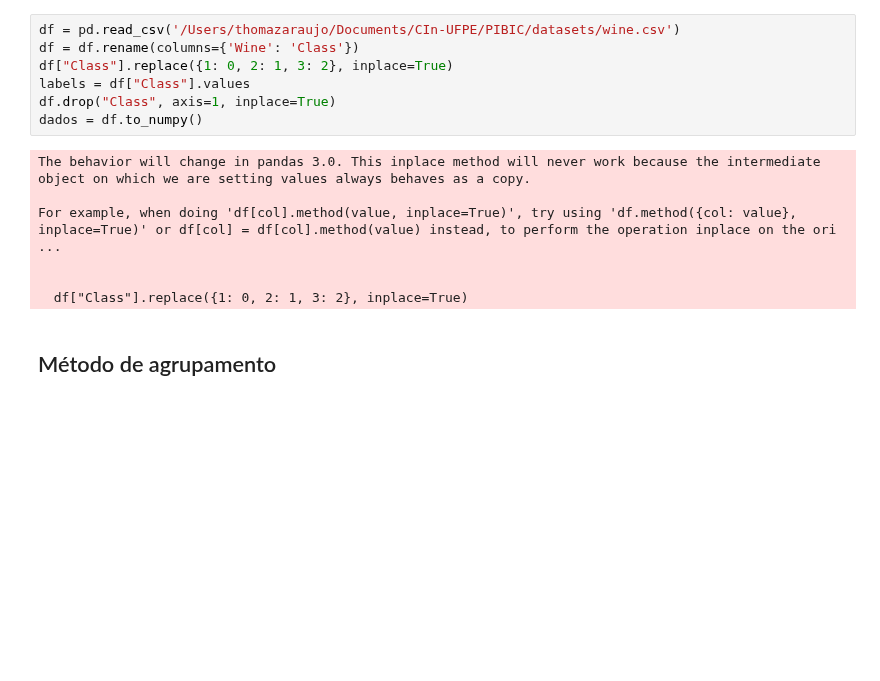
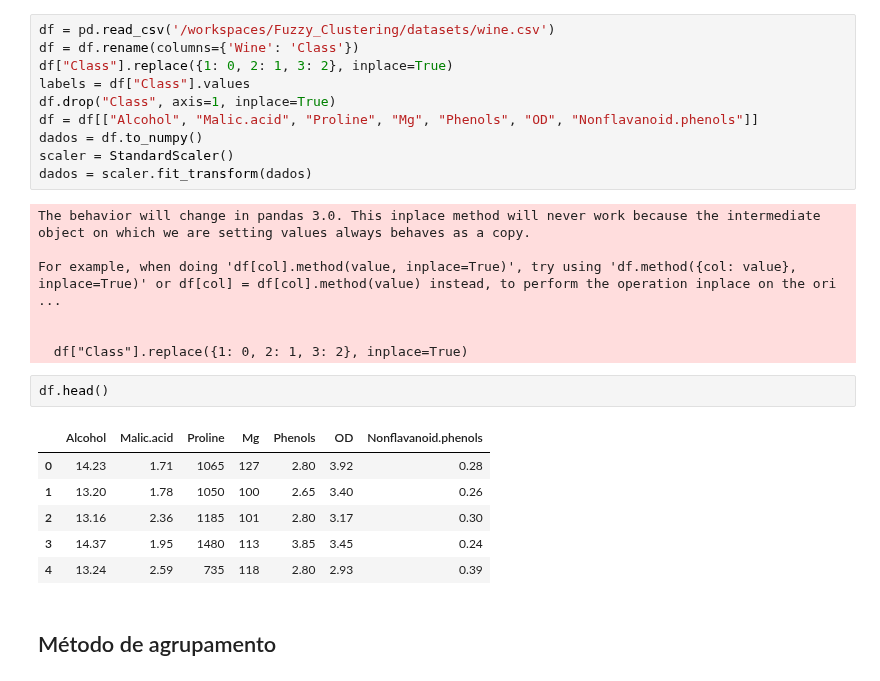
Before and after one commit to thomazcabral/Fuzzy_Clustering, a Jupyter notebook: mult_fuzzy_c_medoids/wine/mfcmdd_wine_ira_cb.ipynb, the cells around one changed output. Drawn from its saved outputs; the diff is of its cells as text; blank space fills up the shorter version.

```diff
--- a/mult_fuzzy_c_medoids/wine/mfcmdd_wine_ira_cb.ipynb
+++ b/mult_fuzzy_c_medoids/wine/mfcmdd_wine_ira_cb.ipynb
@@ -30,12 +31,15 @@ np.random.seed(42)
 # %% [markdown]
 ## Tratamento dos dados
 # %%
-df = pd.read_csv('/Users/thomazaraujo/Documents/CIn-UFPE/PIBIC/datasets/wine.csv')
+df = pd.read_csv('/workspaces/Fuzzy_Clustering/datasets/wine.csv')
 df = df.rename(columns={'Wine': 'Class'})
 df["Class"].replace({1: 0, 2: 1, 3: 2}, inplace=True)
 labels = df["Class"].values
 df.drop("Class", axis=1, inplace=True)
+df = df[["Alcohol", "Malic.acid", "Proline", "Mg", "Phenols", "OD", "Nonflavanoid.phenols"]]
 dados = df.to_numpy()
+scaler = StandardScaler()
+dados = scaler.fit_transform(dados)
 # %% [output]
 The behavior will change in pandas 3.0. This inplace method will never work because the intermediate object on which we are setting values always behaves as a copy.
 
@@ -43,6 +47,15 @@ For example, when doing 'df[col].method(value, inplace=True)', try using 'df.met
 
 
   df["Class"].replace({1: 0, 2: 1, 3: 2}, inplace=True)
+# %%
+df.head()
+# %% [output]
+|  | Alcohol | Malic.acid | Proline | Mg | Phenols | OD | Nonflavanoid.phenols |
+| 0 | 14.23 | 1.71 | 1065 | 127 | 2.80 | 3.92 | 0.28 |
+| 1 | 13.20 | 1.78 | 1050 | 100 | 2.65 | 3.40 | 0.26 |
+| 2 | 13.16 | 2.36 | 1185 | 101 | 2.80 | 3.17 | 0.30 |
+| 3 | 14.37 | 1.95 | 1480 | 113 | 3.85 | 3.45 | 0.24 |
+| 4 | 13.24 | 2.59 | 735 | 118 | 2.80 | 2.93 | 0.39 |
 # %% [markdown]
 ## Método de agrupamento
 # %%
```
Also changed, not shown: parts of 4 cells of this notebook, 2 other files.
